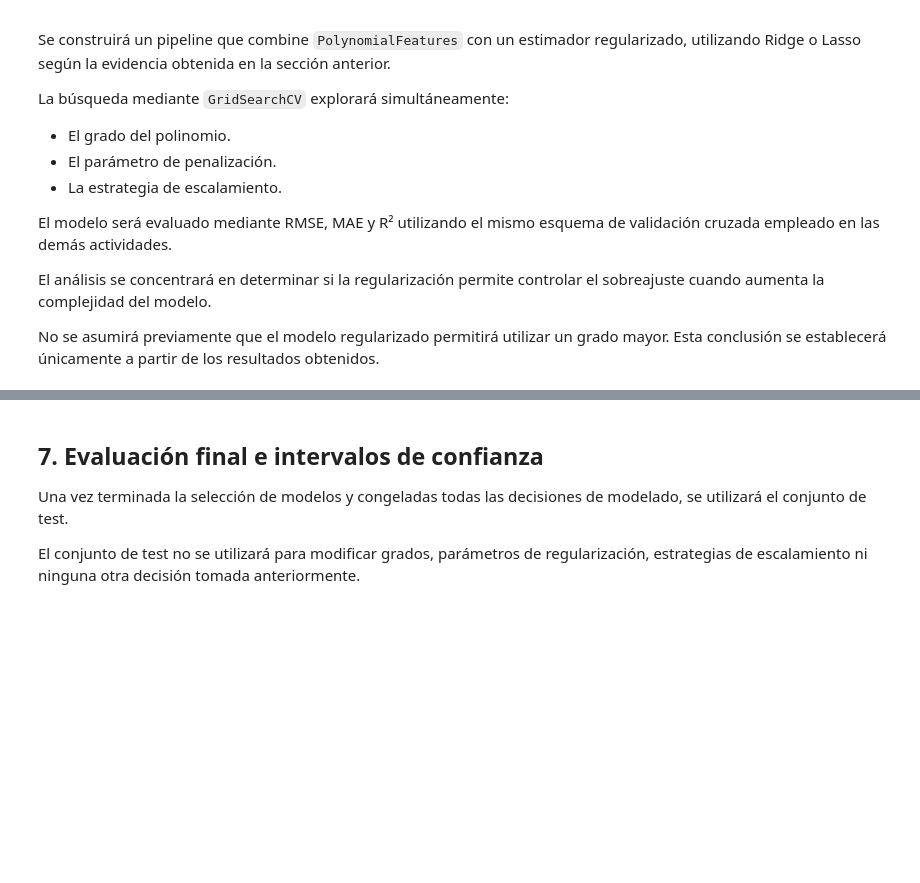
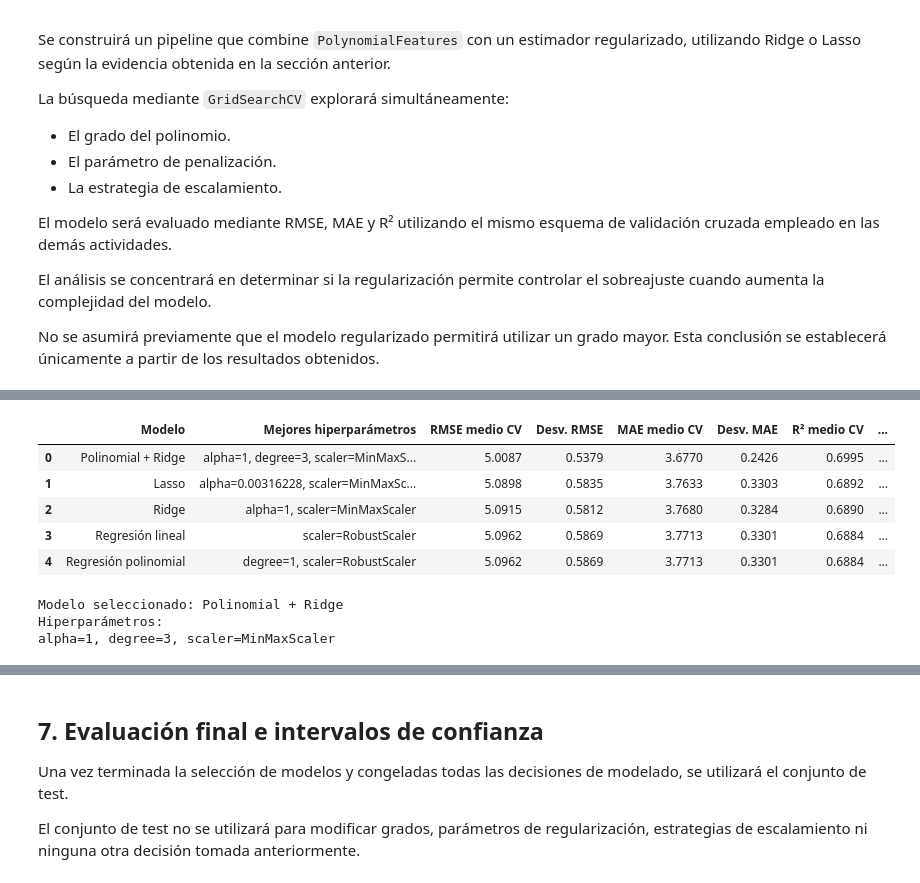
Before and after one commit to juanfochoa/Laboratorio2-Aprendizaje_de_Maquina, a Jupyter notebook: 202620/Laboratorios/L2/Lab2.ipynb, the cells around one changed output, grey strips where cells are left out. Cells and saved outputs as stored; diff of their text form; code cells hidden in the pictures; blank space fills up the shorter version.

```diff
--- a/202620/Laboratorios/L2/Lab2.ipynb
+++ b/202620/Laboratorios/L2/Lab2.ipynb
@@ -1692,7 +1608,7 @@ mejor_poly_reg = grid_poly_reg.best_estimator_
 
 resultado_poly_reg = extraer_resultados(
     grid_poly_reg,
-    "Polinomial + Lasso"
+    "Polinomial + Ridge"
 )
 
 print("Mejores hiperparámetros:")
@@ -1703,6 +1619,6 @@ print(
     f"± {resultado_poly_reg['Desv. RMSE']:.4f} °C"
 )
 
-print(f"MAE CV:  {resultado_poly_reg['MAE medio CV']:.4f} °C")
-print(f"R² CV:   {resultado_poly_reg['R² medio CV']:.4f}")
-print(f"RMSE train: {resultado_poly_reg['RMSE train']:.4f} °C")
+print(f"MAE CV:       {resultado_poly_reg['MAE medio CV']:.4f} °C")
+print(f"R² CV:        {resultado_poly_reg['R² medio CV']:.4f}")
+print(f"RMSE train:   {resultado_poly_reg['RMSE train']:.4f} °C")
@@ -1746,0 +1665,55 @@ explicación de por qué se prefirió la estabilidad es exactamente lo que la r
+# %%
+# ============================================================
+# 6. Comparación general de modelos
+# ============================================================
+
+tabla_comparacion = pd.DataFrame([
+    resultado_lineal,
+    resultado_poly,
+    resultado_ridge,
+    resultado_lasso,
+    resultado_poly_reg,
+])
+
+tabla_comparacion["Complejidad"] = [
+    "Lineal",
+    "Polinomial grado 1",
+    "Lineal + L2",
+    "Lineal + L1",
+    "Polinomial grado 3 + L2",
+]
+
+tabla_comparacion = (
+    tabla_comparacion
+    .sort_values("RMSE medio CV")
+    .reset_index(drop=True)
+)
+
+display(
+    tabla_comparacion.style.format({
+        "RMSE medio CV": "{:.4f}",
+        "Desv. RMSE": "{:.4f}",
+        "MAE medio CV": "{:.4f}",
+        "Desv. MAE": "{:.4f}",
+        "R² medio CV": "{:.4f}",
+        "Desv. R²": "{:.4f}",
+        "RMSE train": "{:.4f}",
+    })
+)
+# %% [output]
+|  | Modelo | Mejores hiperparámetros | RMSE medio CV | Desv. RMSE | MAE medio CV | Desv. MAE | R² medio CV | ... |
+| 0 | Polinomial + Ridge | alpha=1, degree=3, scaler=MinMaxS... | 5.0087 | 0.5379 | 3.6770 | 0.2426 | 0.6995 | ... |
+| 1 | Lasso | alpha=0.00316228, scaler=MinMaxSc... | 5.0898 | 0.5835 | 3.7633 | 0.3303 | 0.6892 | ... |
+| 2 | Ridge | alpha=1, scaler=MinMaxScaler | 5.0915 | 0.5812 | 3.7680 | 0.3284 | 0.6890 | ... |
+| 3 | Regresión lineal | scaler=RobustScaler | 5.0962 | 0.5869 | 3.7713 | 0.3301 | 0.6884 | ... |
+| 4 | Regresión polinomial | degree=1, scaler=RobustScaler | 5.0962 | 0.5869 | 3.7713 | 0.3301 | 0.6884 | ... |
+# %%
+modelo_seleccionado = mejor_poly_reg
+
+print("Modelo seleccionado: Polinomial + Ridge")
+print("Hiperparámetros:")
+print(formatear_params(grid_poly_reg.best_params_))
+# %% [output]
+Modelo seleccionado: Polinomial + Ridge
+Hiperparámetros:
+alpha=1, degree=3, scaler=MinMaxScaler
```
Also changed, not shown: parts of 34 cells of this notebook.
